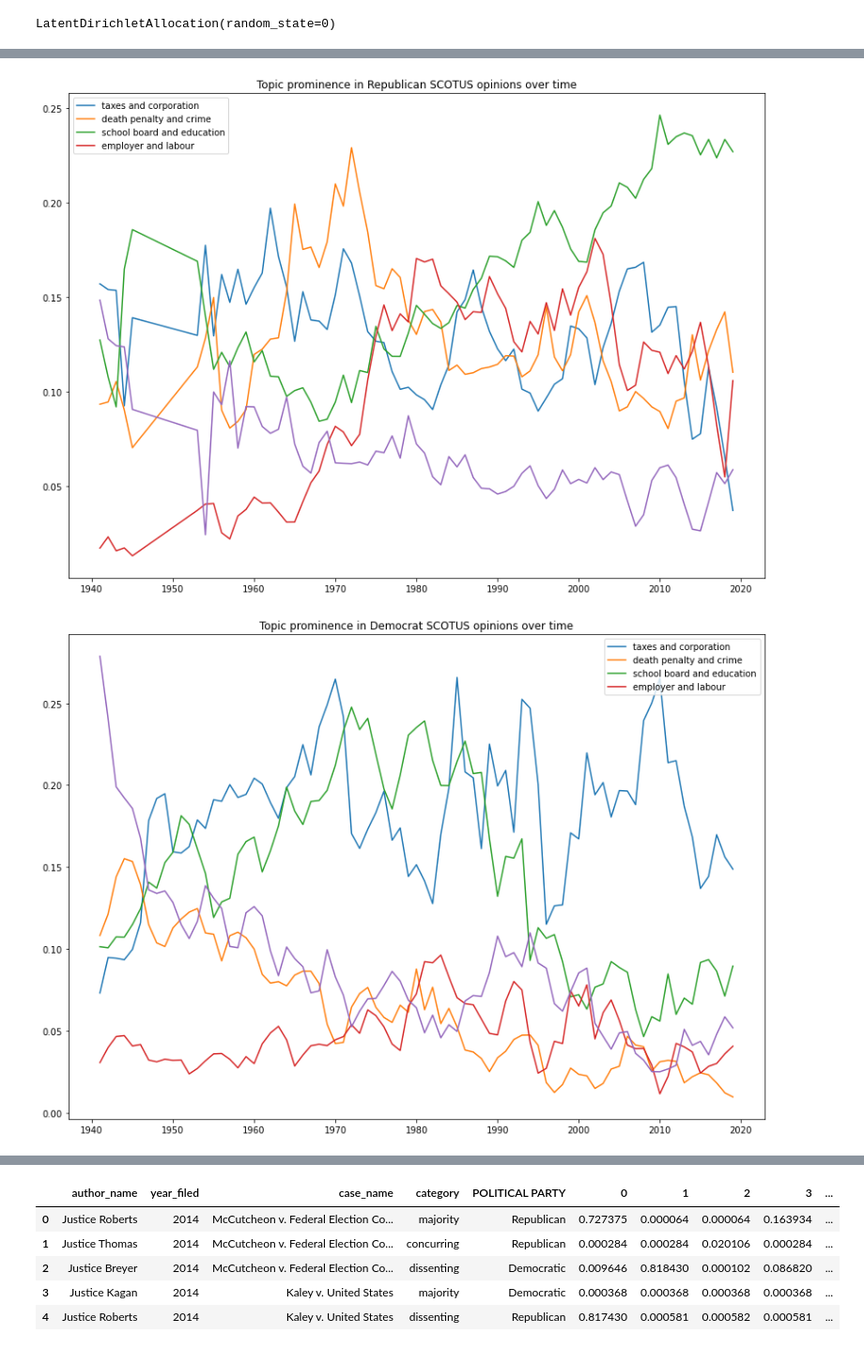
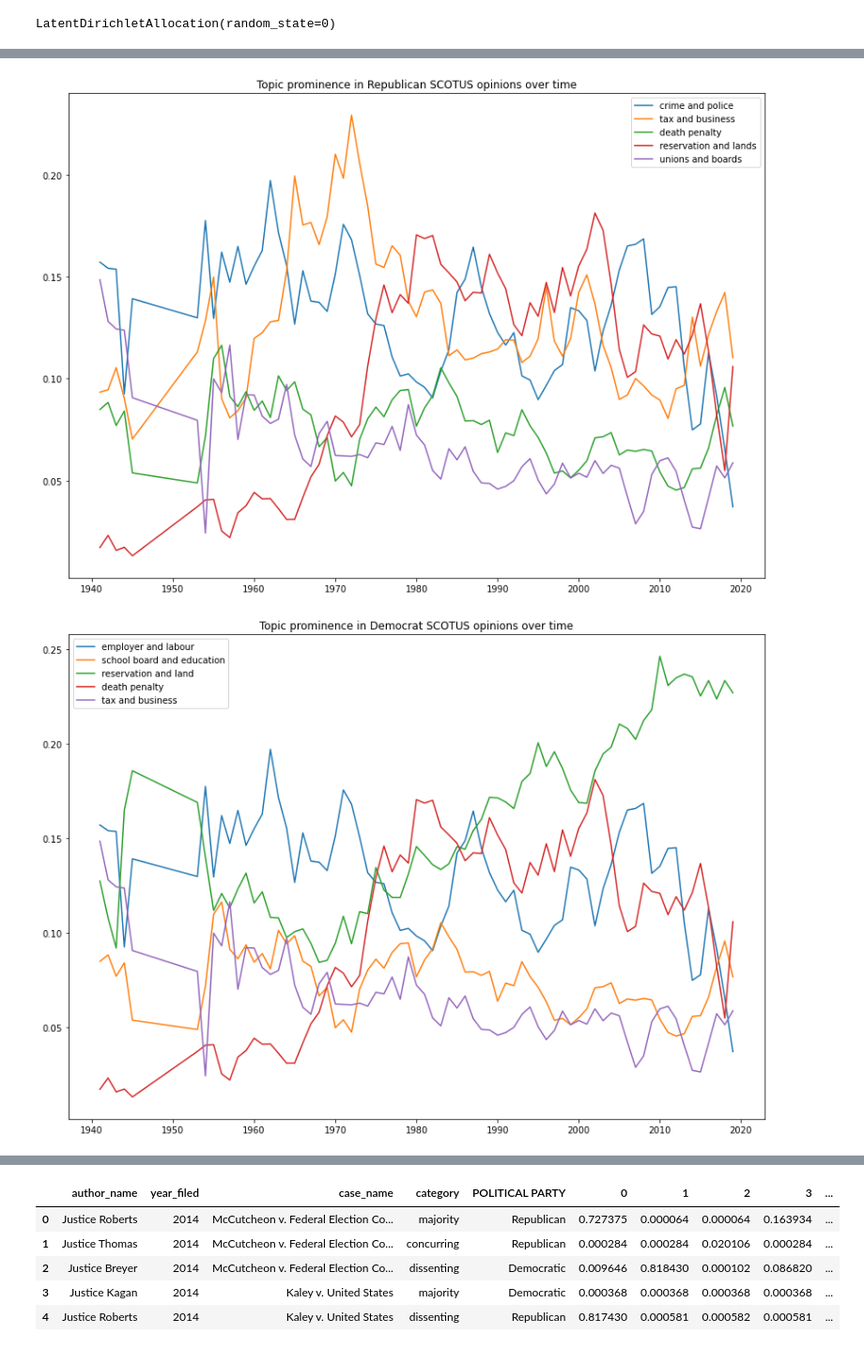
Before and after one commit to torelash/AssesingSCOTUSBias, a Jupyter notebook: topic_analysis.ipynb, the cells around one changed output, grey strips where cells are left out. Shown at 94% size. Saved outputs shown, nothing was run; the diff lists cells and outputs as text; code cells hidden in the pictures.

```diff
--- a/topic_analysis.ipynb
+++ b/topic_analysis.ipynb
@@ -85,4 +85,4 @@ df_justice = df_justice.merge(df_presidents, left_on='AppointedByPresident', rig
 df_40 = df_40.merge(df_justice, left_on='author_lastname', right_on='JusticeLastName', how="left").drop(columns=['author_lastname','JusticeLastName','Name'])
 # %%
 df_40[df_40['POLITICAL PARTY'].isna() == True] #Let's drop these
-df_40 = df_40.dropna(subset = 'POLITICAL PARTY')
+# df_40 = df_40.dropna(subset = 'POLITICAL PARTY')
@@ -416,7 +436,7 @@ from wordcloud import WordCloud
 num_max_word_cloud_words = 100
 
 vocab = tf_vectorize_D.get_feature_names()
-num_topics = len(topic_word_distributions_R)
+num_topics = len(topic_word_distributions_D)
 
 for topic_idx in range(num_topics):
     wc = WordCloud(max_words=num_max_word_cloud_words)
@@ -520,50 +542,55 @@ lda_by_year.head()
 x = lda_by_year.index[1:-1]
 plt.figure(figsize=(14,10))
 
-for feature in [1,3,7,8,9]:
+for feature in [1,3,5,8,9]:
     y_vals = list(lda_by_year[feature-1])
     y = [(y_vals[j] + y_vals[j-1] + y_vals[j+1])/3 for j in range(1, len(y_vals)-1)] # rolling mean for smoothing
     plt.plot(x,y)
 plt.legend(labels=[
-    'taxes and corporation',
-    'death penalty and crime',
-    'school board and education',
-    'employer and labour'
+    'crime and police',
+    'tax and business',
+    'death penalty',
+    'reservation and lands',
+    'unions and boards'
 ])
 plt.title("Topic prominence in Republican SCOTUS opinions over time")
 plt.show()
 # %% [output]
-[figure, old version]
+[figure, new version]
 # %%
-doc_topic_matrix = lda_D.transform(tf_D)
+doc_topic_matrix_D = lda_D.transform(tf_D)
 
 lda_D_df = pd.concat(
     [
         df_D_40[['author_name','year_filed','case_name', 'category']].reset_index(drop=True),
-        pd.DataFrame(doc_topic_matrix)
+        pd.DataFrame(doc_topic_matrix_D)
     ],
     axis=1)
 
-lda_by_year = lda_D_df[['year_filed'] + list(range(num_topics))].groupby('year_filed').agg('mean')
-lda_by_year.head()
+lda_by_year_D = lda_D_df[['year_filed'] + list(range(num_topics))].groupby('year_filed').agg('mean')
+lda_by_year_D.head()
 
-x = lda_by_year.index[1:-1]
+
+
 plt.figure(figsize=(14,10))
+x2 = lda_by_year.index[1:-1]
 
-for feature in [1,3,7,8,9]:
-    y_vals = list(lda_by_year[feature-1])
-    y = [(y_vals[j] + y_vals[j-1] + y_vals[j+1])/3 for j in range(1, len(y_vals)-1)] # rolling mean for smoothing
-    plt.plot(x,y)
+
+for feature in [1,5,7,8,9]:
+    y2_vals = list(lda_by_year[feature-1])
+    y2 = [(y2_vals[j] + y2_vals[j-1] + y2_vals[j+1])/3 for j in range(1, len(y2_vals)-1)] # rolling mean for smoothing
+    plt.plot(x2,y2)
 plt.legend(labels=[
-    'taxes and corporation',
-    'death penalty and crime',
+    'employer and labour',
     'school board and education',
-    'employer and labour'
+    'reservation and land',
+    'death penalty',
+    'tax and business'
 ])
 plt.title("Topic prominence in Democrat SCOTUS opinions over time")
 plt.show()
 # %% [output]
-[figure, old version]
+[figure, new version]
 # %%
 import seaborn as sns
 temporal_sequence = df_40.groupby('author_name').agg('mean').year_filed.sort_values().index
```
Also changed, not shown: parts of 12 cells of this notebook, 1 other file.
